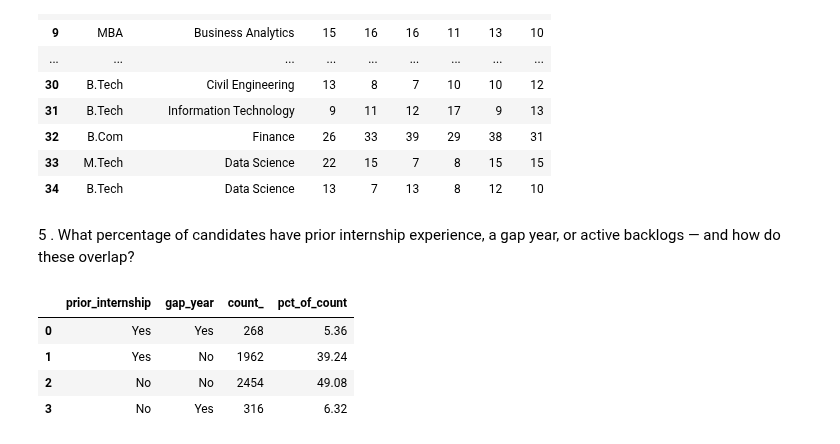
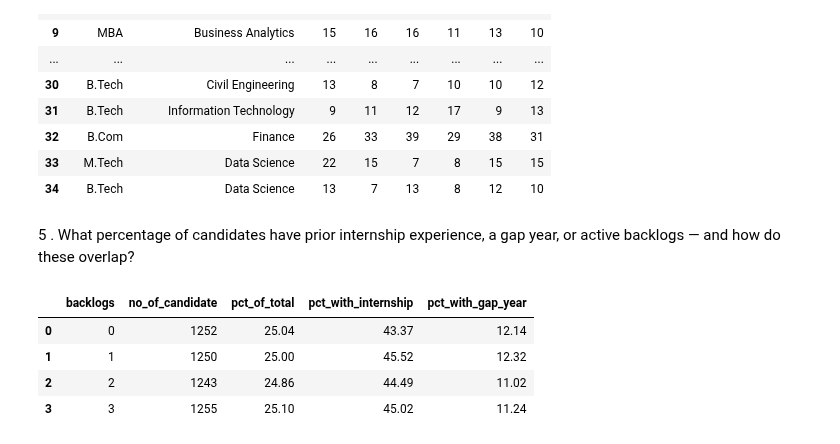
Before and after one commit to Ishasavani1402/Data-Analytics, a Jupyter notebook: fresher_hiring_analysis/EDA.ipynb, the cells around one changed output. Drawn from its saved outputs; the diff is of its cells as text; code cells hidden in the pictures.

```diff
--- a/fresher_hiring_analysis/EDA.ipynb
+++ b/fresher_hiring_analysis/EDA.ipynb
@@ -252,11 +255,20 @@ GROUP BY degree , branch"""),engine)
 # %% [markdown]
 5 . What percentage of candidates have prior internship experience, a gap year, or active backlogs — and how do these overlap?
 # %%
-pd.read_sql_query(text("""select prior_internship , gap_year ,count(*) AS count_,
-round(count(*) * 100 / SUM(COUNT(*)) over(),2) as pct_of_count from clean_dataset group by prior_internship , gap_year"""),engine)
+pd.read_sql_query(text("""SELECT
+    backlogs,
+    COUNT(*) AS no_of_candidate,
+    ROUND(100.0 * COUNT(*) / (SELECT COUNT(*) FROM clean_dataset), 2) AS pct_of_total,
+
+    ROUND(100.0 * AVG(CASE WHEN prior_internship = 'Yes' THEN 1.0 ELSE 0.0 END), 2) AS pct_with_internship,
+    ROUND(100.0 * AVG(CASE WHEN gap_year = 'Yes' THEN 1.0 ELSE 0.0 END), 2) AS pct_with_gap_year
+FROM clean_dataset
+GROUP BY backlogs
+ORDER BY backlogs;
+"""),engine)
 # %% [output]
-|  | prior_internship | gap_year | count_ | pct_of_count |
-| 0 | Yes | Yes | 268 | 5.36 |
-| 1 | Yes | No | 1962 | 39.24 |
-| 2 | No | No | 2454 | 49.08 |
-| 3 | No | Yes | 316 | 6.32 |
+|  | backlogs | no_of_candidate | pct_of_total | pct_with_internship | pct_with_gap_year |
+| 0 | 0 | 1252 | 25.04 | 43.37 | 12.14 |
+| 1 | 1 | 1250 | 25.00 | 45.52 | 12.32 |
+| 2 | 2 | 1243 | 24.86 | 44.49 | 11.02 |
+| 3 | 3 | 1255 | 25.10 | 45.02 | 11.24 |
```
Also changed, not shown: parts of 10 cells of this notebook.
